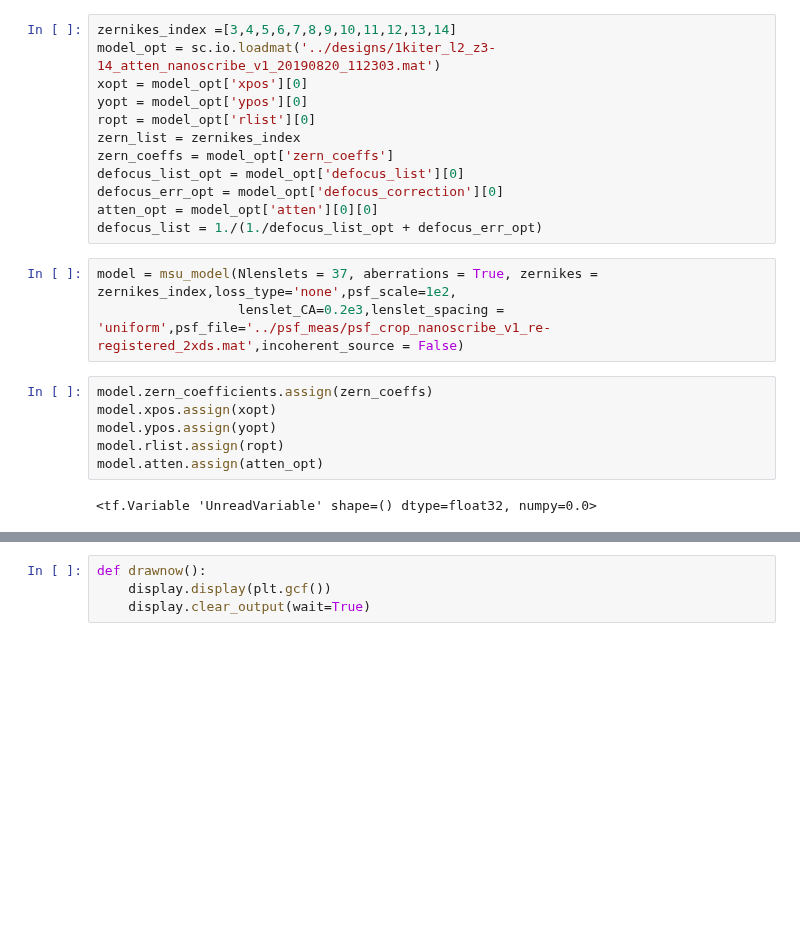
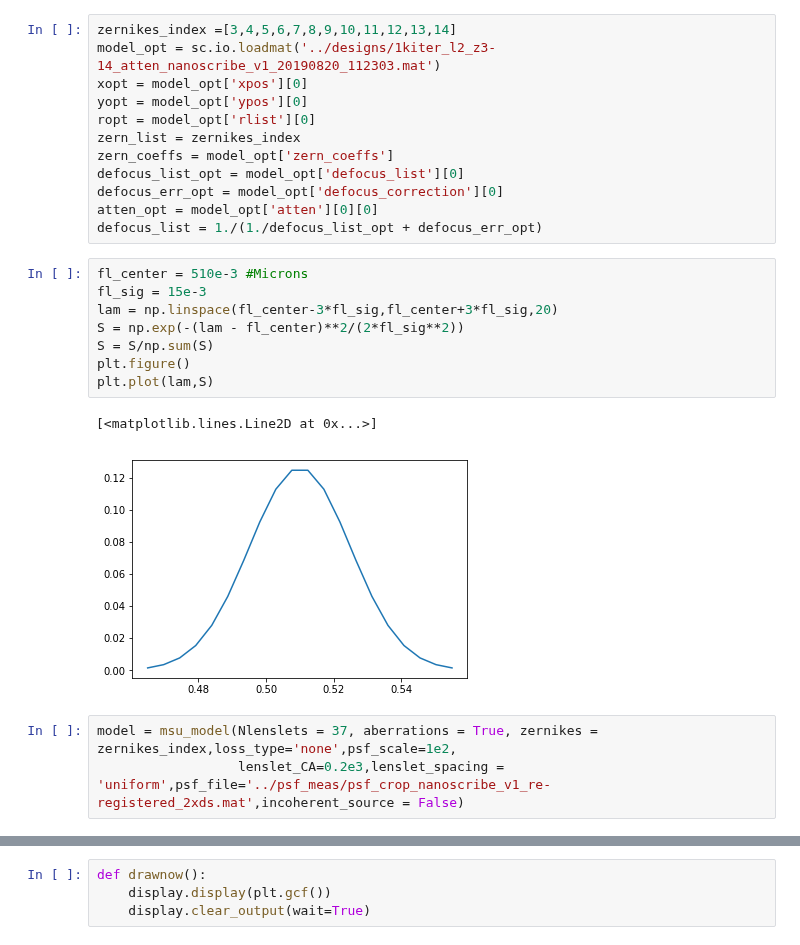
Before and after one commit to antipa/Randoscope_dev, a Jupyter notebook: generate_psf_from_file.ipynb, the cells around one changed output, grey strips where cells are left out. Cells and saved outputs as stored; diff of their text form; blank space fills up the shorter version.

```diff
--- a/generate_psf_from_file.ipynb
+++ b/generate_psf_from_file.ipynb
@@ -37,14 +37,17 @@ defocus_list_opt = model_opt['defocus_list'][0]
 defocus_err_opt = model_opt['defocus_correction'][0]
 atten_opt = model_opt['atten'][0][0]
 defocus_list = 1./(1./defocus_list_opt + defocus_err_opt)
+# %%
+fl_center = 510e-3 #Microns
+fl_sig = 15e-3
+lam = np.linspace(fl_center-3*fl_sig,fl_center+3*fl_sig,20)
+S = np.exp(-(lam - fl_center)**2/(2*fl_sig**2))
+S = S/np.sum(S)
+plt.figure()
+plt.plot(lam,S)
+# %% [output]
+[<matplotlib.lines.Line2D at 0x...>]
+[figure, added]
 # %%
 model = msu_model(Nlenslets = 37, aberrations = True, zernikes = zernikes_index,loss_type='none',psf_scale=1e2,
                   lenslet_CA=0.2e3,lenslet_spacing = 'uniform',psf_file='../psf_meas/psf_crop_nanoscribe_v1_re-registered_2xds.mat',incoherent_source = False)
-# %%
-model.zern_coefficients.assign(zern_coeffs)
-model.xpos.assign(xopt)
-model.ypos.assign(yopt)
-model.rlist.assign(ropt)
-model.atten.assign(atten_opt)
-# %% [output]
-<tf.Variable 'UnreadVariable' shape=() dtype=float32, numpy=0.0>
```
Also changed, not shown: parts of 11 cells of this notebook, 1 other file.
